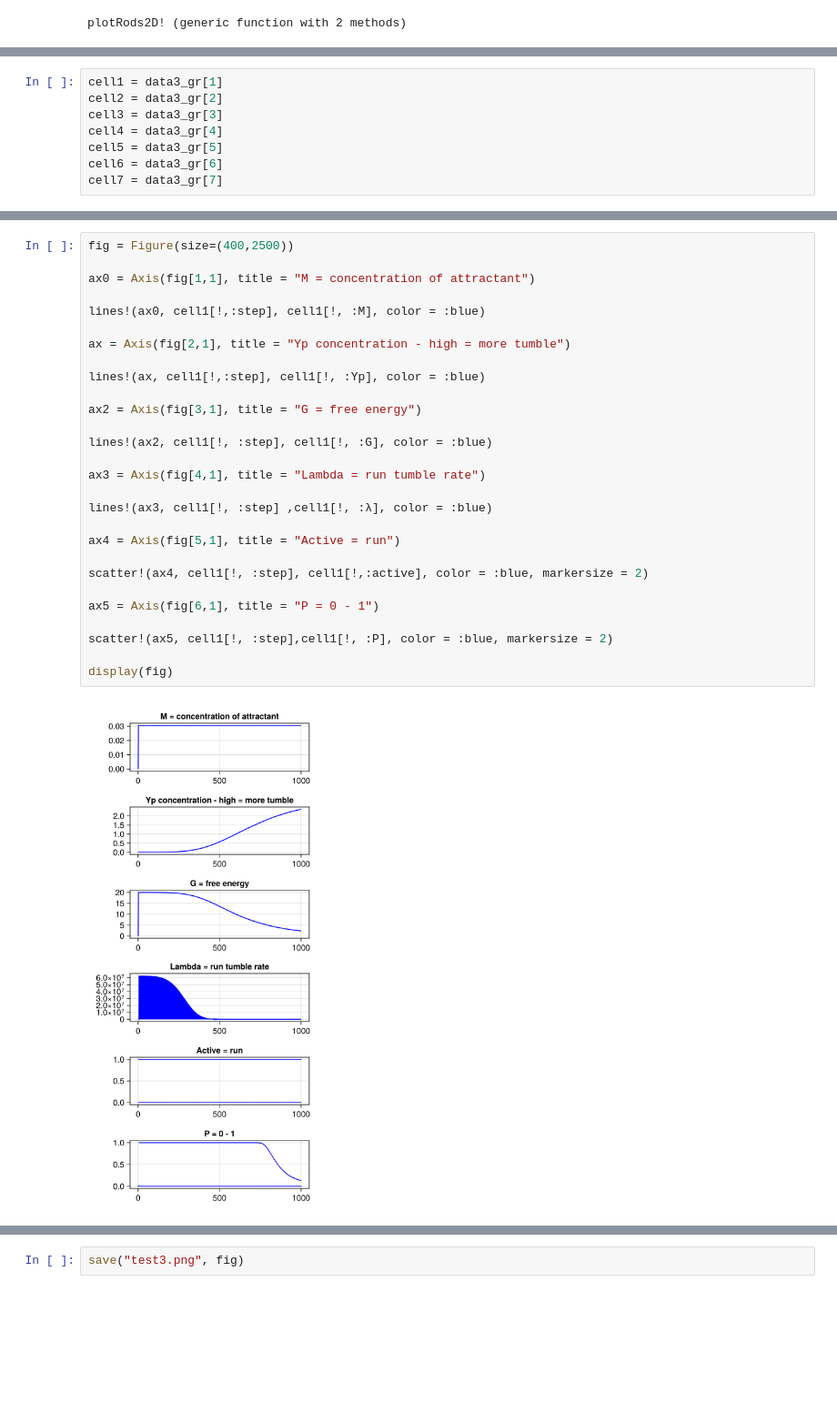
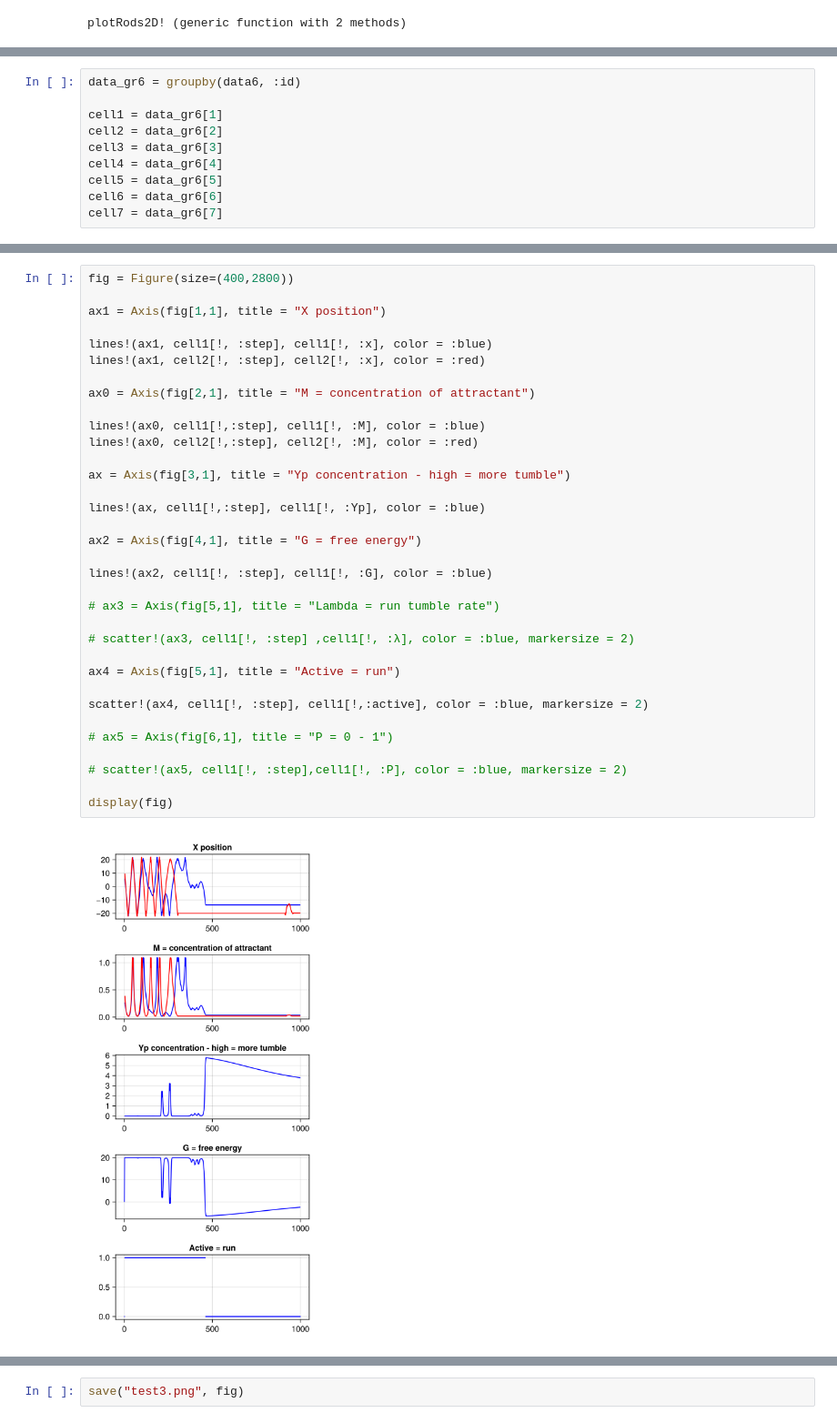
Before and after one commit to jmarib/CellBasedModels.jl, a Jupyter notebook: examples/movement.ipynb, the cells around one changed output, grey strips where cells are left out. Shown at 91% size. Saved outputs shown, nothing was run; the diff lists cells and outputs as text; blank space fills up the shorter version.

```diff
--- a/examples/movement.ipynb
+++ b/examples/movement.ipynb
@@ -391,9 +358,11 @@ Last Group (1000 rows): id = 20
 # %%
-cell1 = data3_gr[1]
-cell2 = data3_gr[2]
-cell3 = data3_gr[3]
-cell4 = data3_gr[4]
-cell5 = data3_gr[5]
-cell6 = data3_gr[6]
-cell7 = data3_gr[7]
+data_gr6 = groupby(data6, :id)
+
+cell1 = data_gr6[1]
+cell2 = data_gr6[2]
+cell3 = data_gr6[3]
+cell4 = data_gr6[4]
+cell5 = data_gr6[5]
+cell6 = data_gr6[6]
+cell7 = data_gr6[7]
 # %% [output]
@@ -420,33 +389,39 @@ cell7 = data3_gr[7]
 # %%
-fig = Figure(size=(400,2500))
+fig = Figure(size=(400,2800))
 
-ax0 = Axis(fig[1,1], title = "M = concentration of attractant")
+ax1 = Axis(fig[1,1], title = "X position")
+
+lines!(ax1, cell1[!, :step], cell1[!, :x], color = :blue)
+lines!(ax1, cell2[!, :step], cell2[!, :x], color = :red)
+
+ax0 = Axis(fig[2,1], title = "M = concentration of attractant")
 
 lines!(ax0, cell1[!,:step], cell1[!, :M], color = :blue)
+lines!(ax0, cell2[!,:step], cell2[!, :M], color = :red)
 
-ax = Axis(fig[2,1], title = "Yp concentration - high = more tumble")
+ax = Axis(fig[3,1], title = "Yp concentration - high = more tumble")
 
 lines!(ax, cell1[!,:step], cell1[!, :Yp], color = :blue)
 
-ax2 = Axis(fig[3,1], title = "G = free energy")
+ax2 = Axis(fig[4,1], title = "G = free energy")
 
 lines!(ax2, cell1[!, :step], cell1[!, :G], color = :blue)
 
-ax3 = Axis(fig[4,1], title = "Lambda = run tumble rate")
+# ax3 = Axis(fig[5,1], title = "Lambda = run tumble rate")
 
-lines!(ax3, cell1[!, :step] ,cell1[!, :λ], color = :blue)
+# scatter!(ax3, cell1[!, :step] ,cell1[!, :λ], color = :blue, markersize = 2)
 
 ax4 = Axis(fig[5,1], title = "Active = run")
 
 scatter!(ax4, cell1[!, :step], cell1[!,:active], color = :blue, markersize = 2)
 
-ax5 = Axis(fig[6,1], title = "P = 0 - 1")
+# ax5 = Axis(fig[6,1], title = "P = 0 - 1")
 
-scatter!(ax5, cell1[!, :step],cell1[!, :P], color = :blue, markersize = 2)
+# scatter!(ax5, cell1[!, :step],cell1[!, :P], color = :blue, markersize = 2)
 
 display(fig)
 # %% [output]
-[figure, old version]
+[figure, new version]
 GLMakie.Screen(...)
 # %%
 save("test3.png", fig)
```
Also changed, not shown: parts of 9 cells of this notebook, 3 other files.
